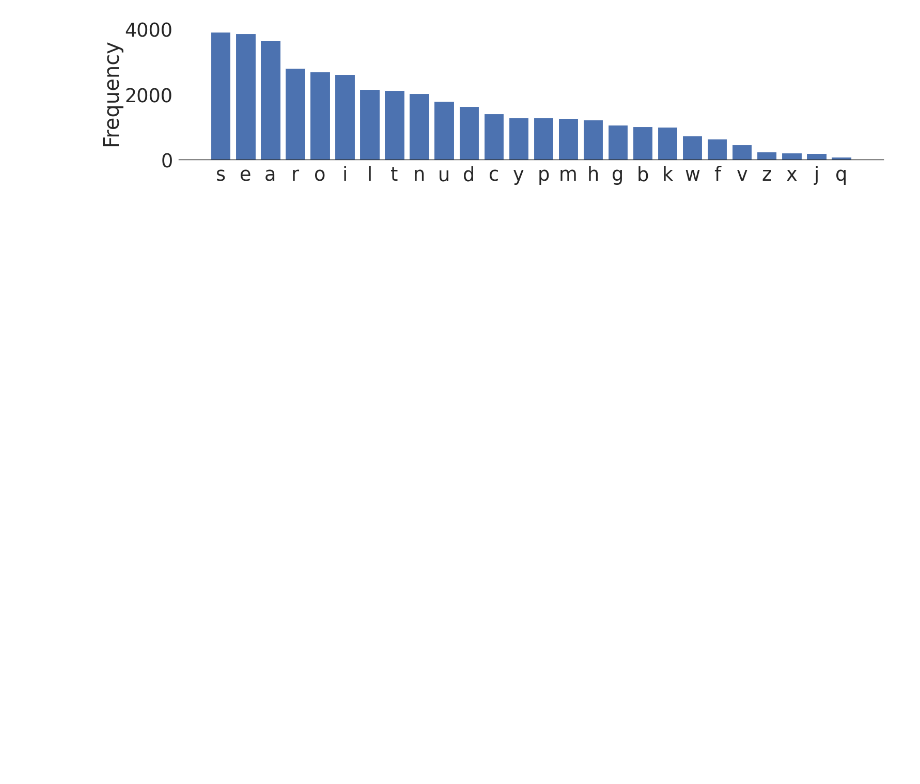
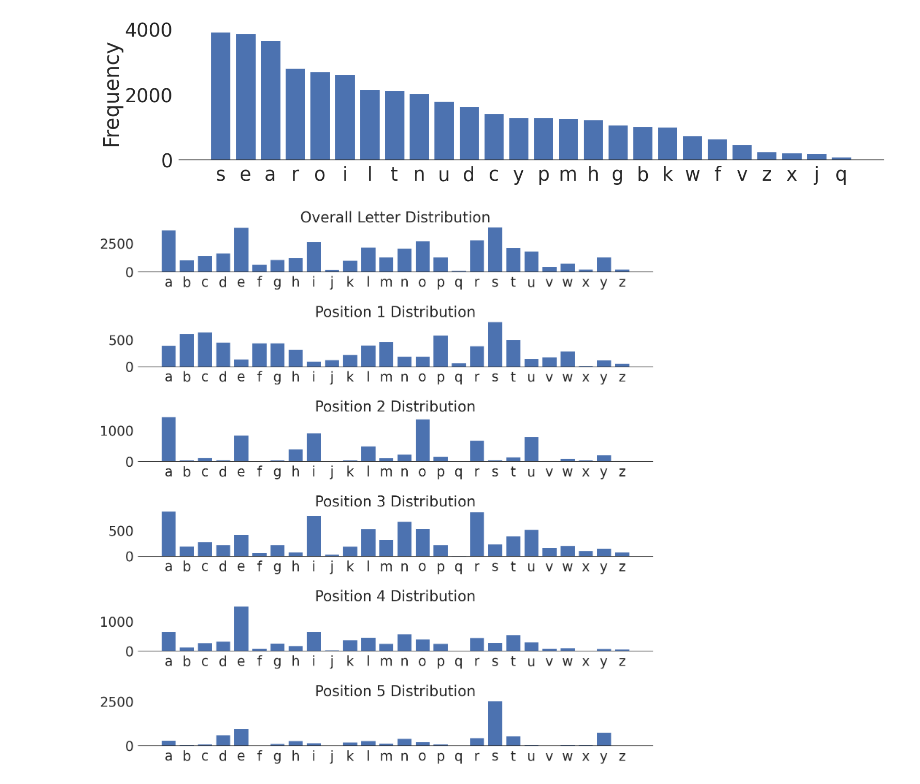
Before and after one commit to HisenZhang/quantum-wordle-solver, a Jupyter notebook: scripts/freq.ipynb, the cells around one changed output. Cells and saved outputs as stored; diff of their text form; code cells hidden in the pictures; blank space fills up the shorter version.

```diff
--- a/scripts/freq.ipynb
+++ b/scripts/freq.ipynb
@@ -79,3 +79,75 @@ plt.savefig("../result/figures/freq.pdf")
 plt.show()
 # %% [output]
 [figure]
+# %%
+import numpy as np
+import matplotlib.pyplot as plt
+import seaborn as sns
+from collections import Counter, defaultdict
+
+sns.set_theme(context="paper", style="white", font_scale=3)
+
+def analyze_letter_frequencies(text):
+    """Analyze overall and position-specific letter frequencies."""
+    words = text.lower().split()
+
+    # Overall frequency
+    all_letters = ''.join(words)
+    overall_freq = Counter(all_letters)
+
+    # Position-specific frequency
+    position_freq = [Counter() for _ in range(5)]  # For 5 positions
+    for word in words:
+        for i, letter in enumerate(word):
+            if i < 5:  # Only count first 5 positions
+                position_freq[i][letter] += 1
+
+    return overall_freq, position_freq
+
+def create_frequency_plot(text_data):
+    # Analyze frequencies
+    overall_freq, position_freq = analyze_letter_frequencies(text_data)
+
+    # Create alphabet list for consistent x-axis
+    alphabet = sorted(set(''.join(c for c in text_data.lower() if c.isalpha())))
+
+    # Create figure with subplots - now in vertical layout
+    fig, axs = plt.subplots(6, 1, figsize=(16, 16))
+
+    # Plot overall frequency
+    overall_values = [overall_freq.get(letter, 0) for letter in alphabet]
+    axs[0].bar(range(len(alphabet)), overall_values)
+    axs[0].set_title('Overall Letter Distribution')
+    axs[0].set_xticks(range(len(alphabet)))
+    axs[0].set_xticklabels(alphabet)
+    axs[0].tick_params(axis='both', which='major')
+    sns.despine(ax=axs[0], left=True)
+
+    # Plot position-specific frequencies
+    for i, pos_freq in enumerate(position_freq):
+        values = [pos_freq.get(letter, 0) for letter in alphabet]
+        axs[i+1].bar(range(len(alphabet)), values)
+        axs[i+1].set_title(f'Position {i+1} Distribution')
+        axs[i+1].set_xticks(range(len(alphabet)))
+        axs[i+1].set_xticklabels(alphabet)
+        axs[i+1].tick_params(axis='both', which='major')
+        sns.despine(ax=axs[i+1], left=True)
+
+    # Adjust layout
+    plt.tight_layout()
+
+    return fig
+
+with open('../unique_words.txt', 'r') as file:
+    sample_text = file.read()
+
+# Create and save plots
+fig = create_frequency_plot(sample_text)
+
+# Save figures
+plt.savefig("../result/figures/freq.png", dpi=300, bbox_inches='tight')
+plt.savefig("../result/figures/freq.pdf", bbox_inches='tight')
+
+plt.show()
+# %% [output]
+[figure, added]
```
